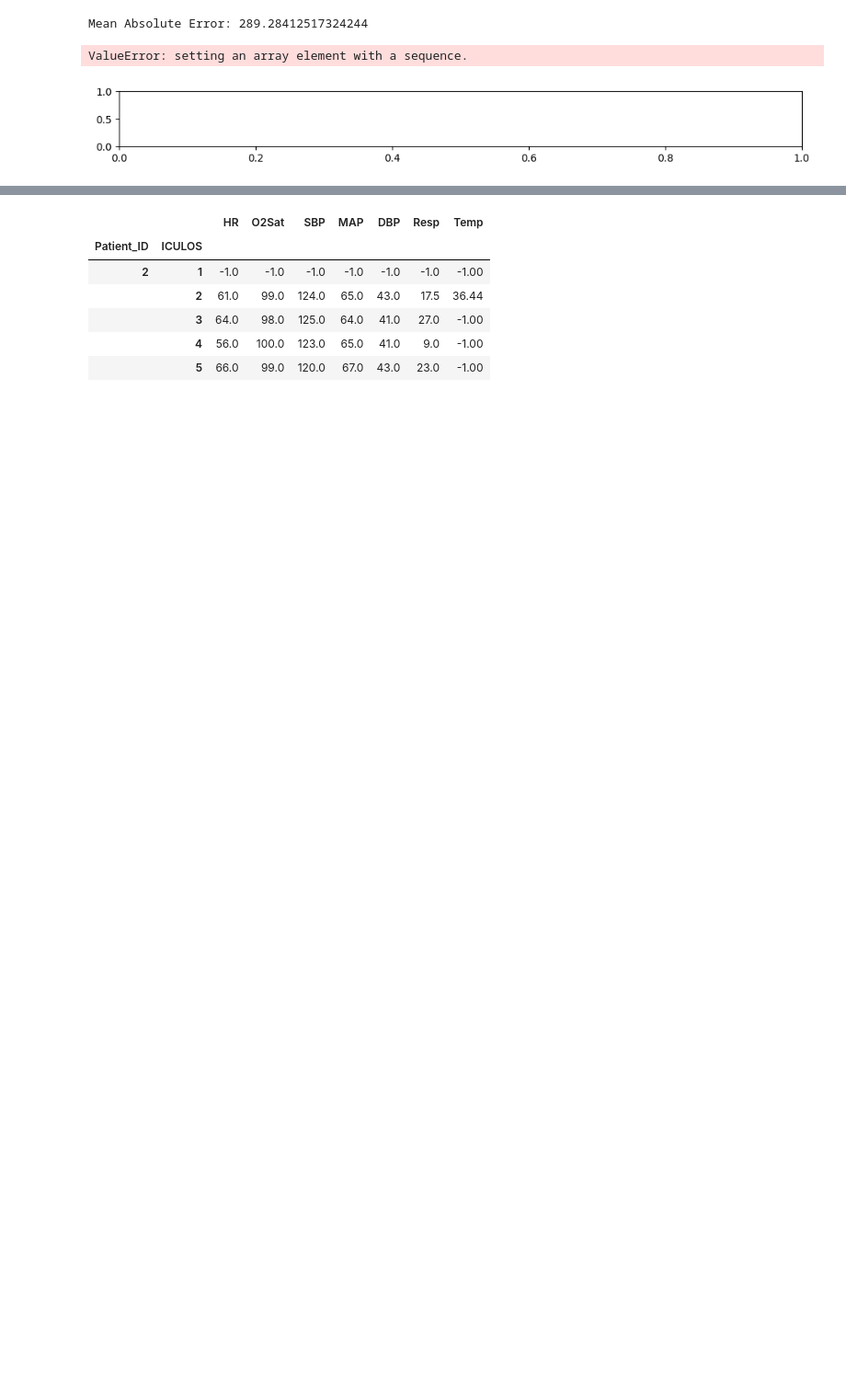
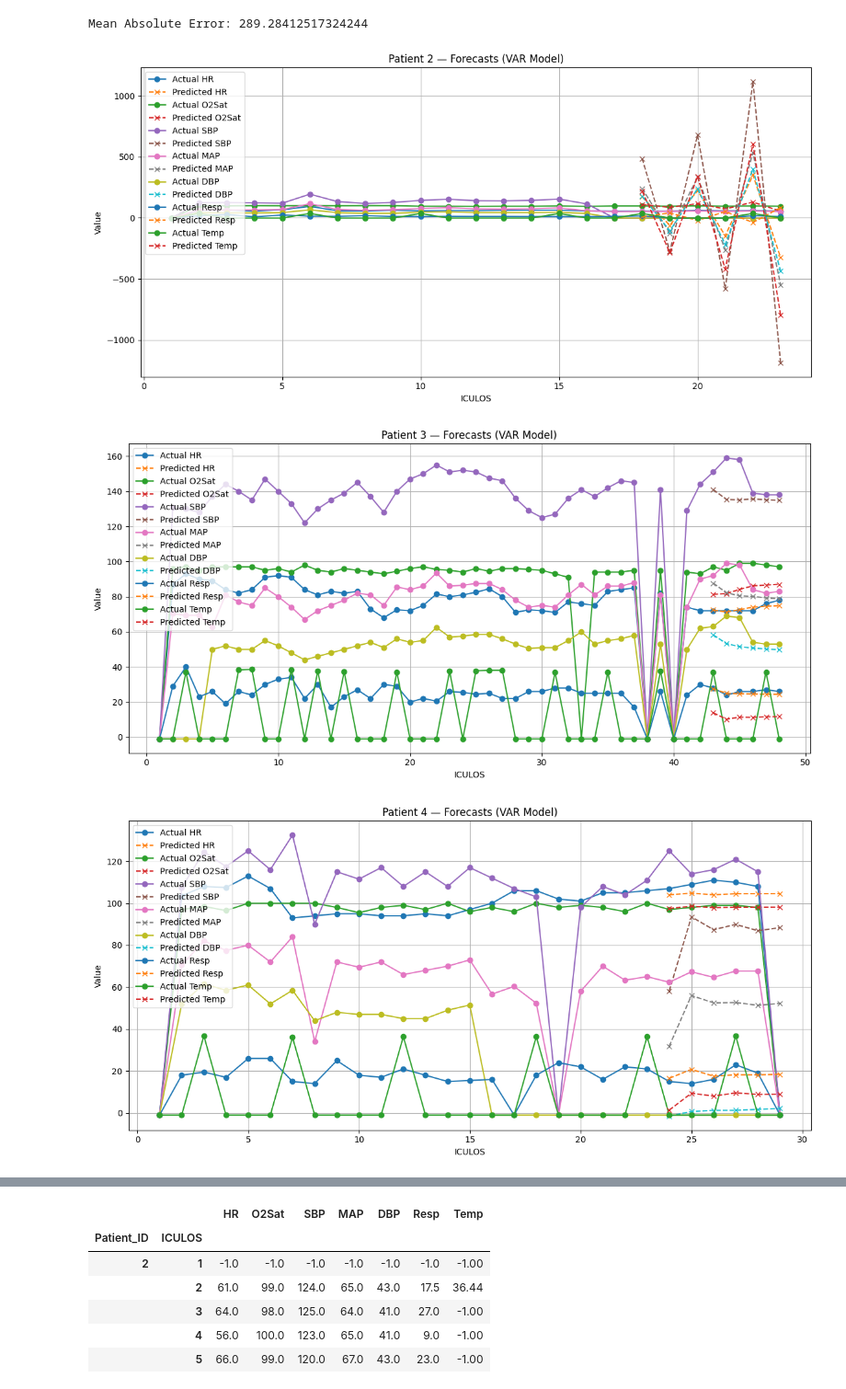
Before and after one commit to emsyoungg/sepsis_forecasting, a Jupyter notebook: Main_VAR.ipynb, the cells around one changed output, grey strips where cells are left out. Shown at 92% size. Cells and saved outputs as stored; diff of their text form; code cells hidden in the pictures; blank space fills up the shorter version.

Commit message:
var plot graphs

```diff
--- a/Main_VAR.ipynb
+++ b/Main_VAR.ipynb
@@ -5,7 +5,7 @@ import loadDataForSKtime
 
 loader = loadDataForSKtime.PatientTimeSeriesLoader(
     "C:/Users/emily/Documents/DissertationProject/training/training_setA_csv", ['HR', 'O2Sat', 'SBP', 'MAP', 'DBP', 'Resp', 'Temp'])
-df = loader.load_data(2)
+df = loader.load_data(10)
 train_data, test_data = loader.split_train_test(df)
 # %% [output]
 <class 'list'>
@@ -52,7 +60,10 @@ VARforecaster.evaluate_model(VARforecasts)
 # %% [output]
 Mean Absolute Error: 289.28412517324244
 # %%
-VARforecaster.plot_forecast(VARforecasts)
+for patient_id in range(1, 20):
+    if patient_id in VARforecasts.index.get_level_values("Patient_ID"):
+        VARforecaster.plot_forecast(VARforecasts, patient_id)
 # %% [output]
-ValueError: setting an array element with a sequence.
-[figure, old version]
+[figure, new version]
+[figure, added]
+[figure, added]
```
Also changed, not shown: parts of 4 cells of this notebook, 1 other file.
